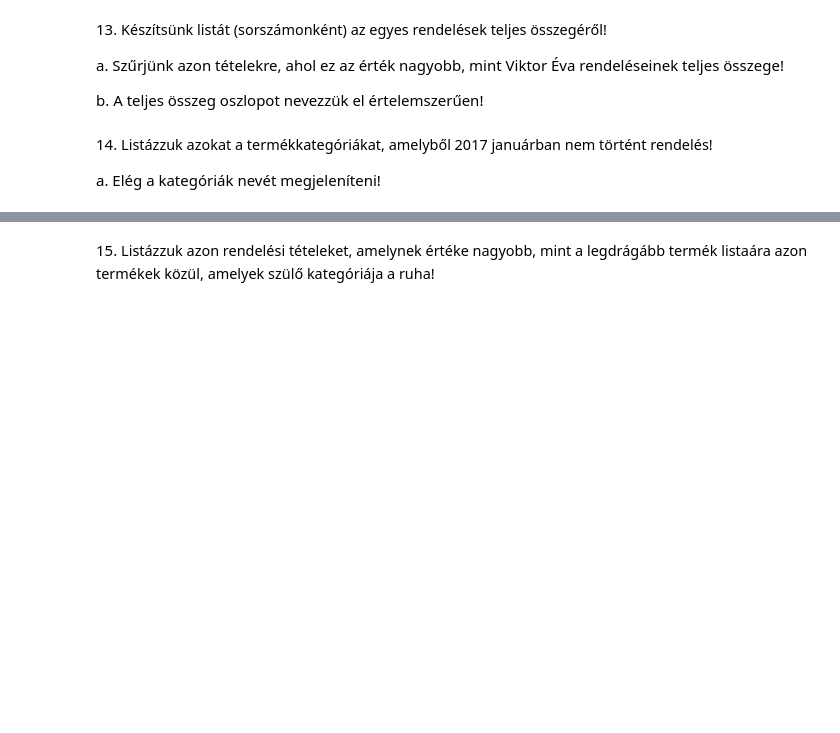
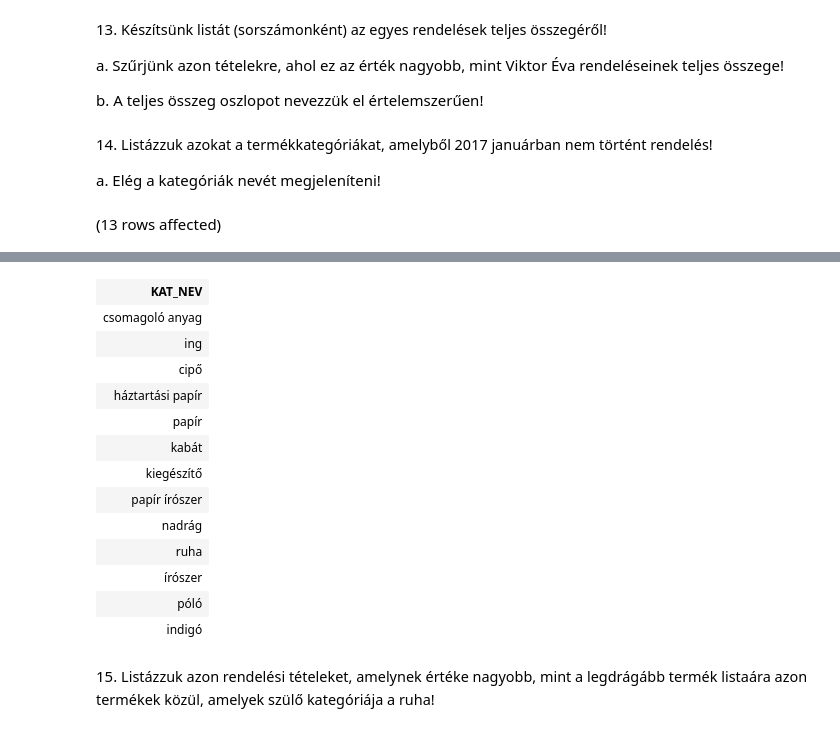
Before and after one commit to rttjnk/adatbazis, a Jupyter notebook: gyakorlat06_feladatok.ipynb, the cells around one changed output, grey strips where cells are left out. Cells and saved outputs as stored; diff of their text form; code cells hidden in the pictures; blank space fills up the shorter version.

```diff
--- a/gyakorlat06_feladatok.ipynb
+++ b/gyakorlat06_feladatok.ipynb
@@ -228,3 +286,14 @@ b. A teljes összeg oszlopot nevezzük el értelemszerűen!
 14. <span style="background-color: rgb(255, 255, 255); color: rgb(0, 0, 0); font-family: &quot;Open Sans&quot;, sans-serif; font-size: 14.44px;">Listázzuk azokat a termékkategóriákat, amelyből 2017 januárban nem történt rendelés!&nbsp;</span>
 
 a. Elég a kategóriák nevét megjeleníteni!
+# %%
+select k.KAT_NEV
+from Termekkategoria k
+where k.KAT_ID not in(
+    select term.KAT_ID
+    from Rendeles_tetel rt join rendeles r on r.SORSZAM=rt.SORSZAM
+                        join Termek term on rt.TERMEKKOD=term.TERMEKKOD
+    where YEAR(r.REND_DATUM)=2017 and MONTH(r.rend_datum)=1
+            and k.KAT_ID=term.KAT_ID)
+# %% [output]
+(13 rows affected)
@@ -231,2 +301,16 @@ a. Elég a kategóriák nevét megjeleníteni!
+| KAT_NEV |
+| csomagoló anyag |
+| ing |
+| cipő |
+| háztartási papír |
+| papír |
+| kabát |
+| kiegészítő |
+| papír írószer |
+| nadrág |
+| ruha |
+| írószer |
+| póló |
+| indigó |
 # %% [markdown]
 15. <span style="background-color: rgb(255, 255, 255); color: rgb(0, 0, 0); font-family: &quot;Open Sans&quot;, sans-serif; font-size: 14.44px;">Listázzuk azon rendelési tételeket, amelynek értéke nagyobb, mint a legdrágább termék listaára azon termékek közül, amelyek szülő kategóriája a ruha!</span>
```
Also changed, not shown: parts of 5 cells of this notebook.
